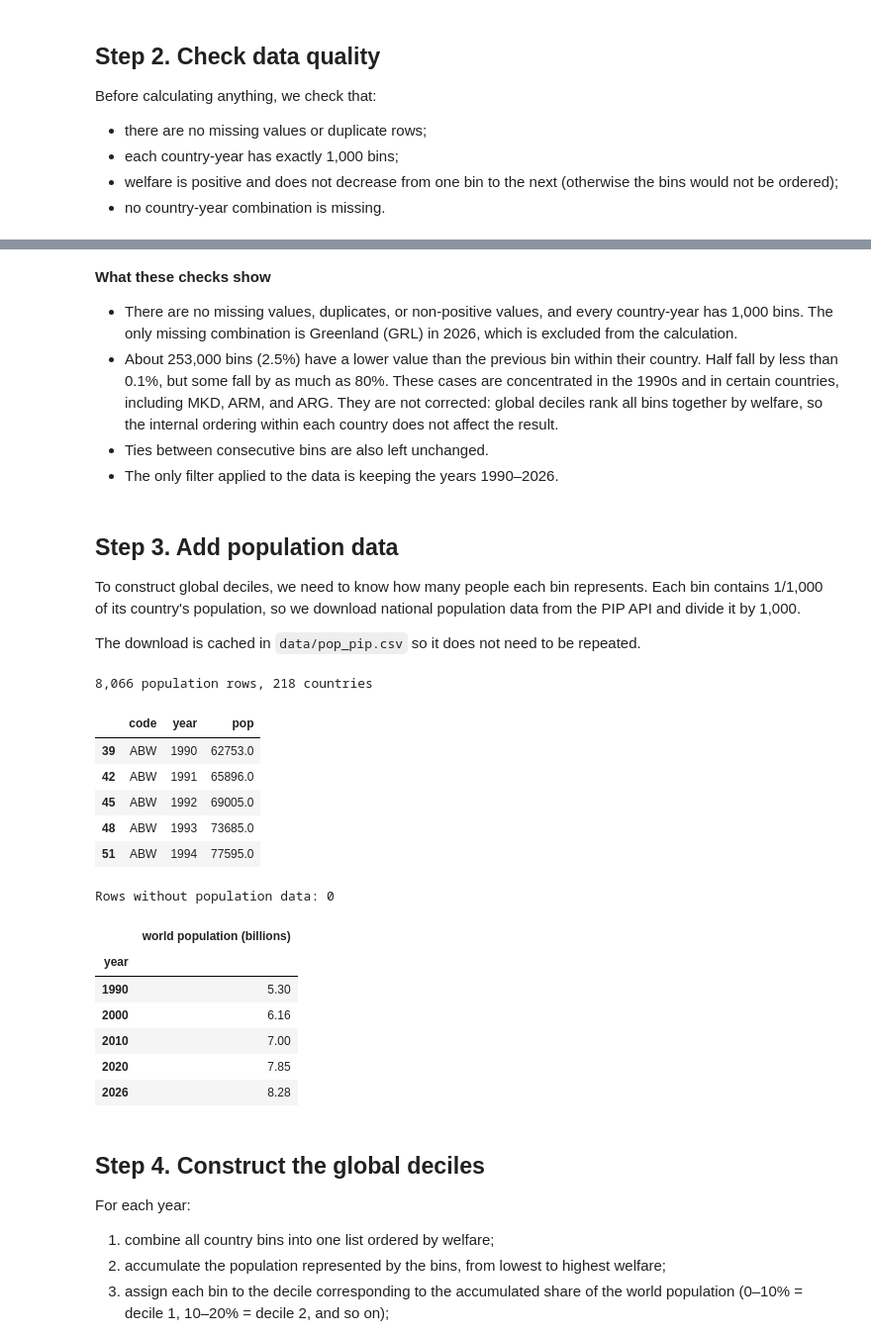
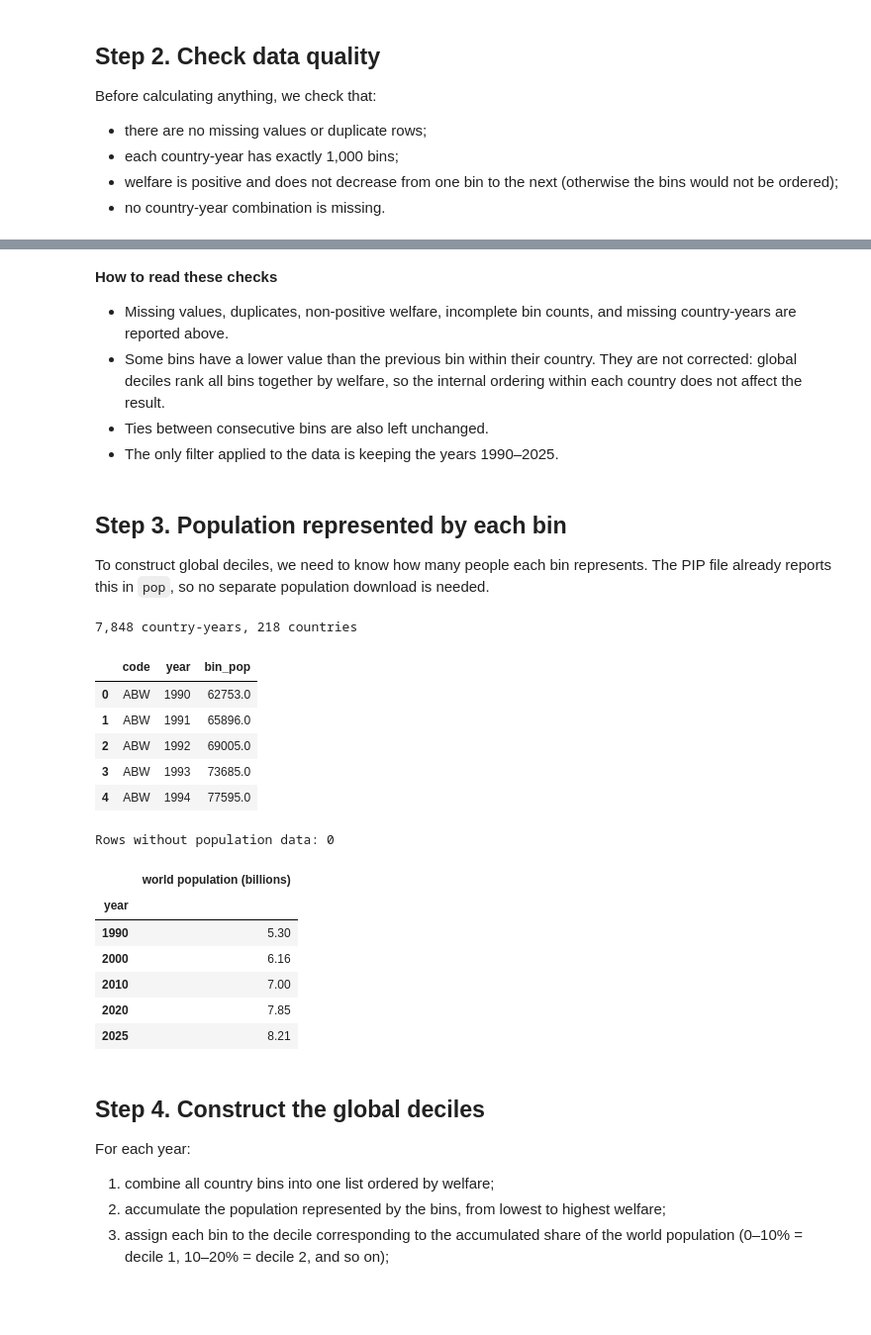
Before and after one commit to daniavayu/CAPP-static-viz, a Jupyter notebook: 00_build_deciles.ipynb, the cells around one changed output, grey strips where cells are left out. Shown at 99% size. Drawn from its saved outputs; the diff is of its cells as text; code cells hidden in the pictures; blank space fills up the shorter version.

```diff
--- a/00_build_deciles.ipynb
+++ b/00_build_deciles.ipynb
@@ -17,17 +19,17 @@ from pathlib import Path
 import altair as alt
 import numpy as np
 import pandas as pd
-import pyreadr
-import requests
 
-RDA_FILE = Path('data/comparable_blog 2.Rda')
-POP_CACHE = Path('data/pop_pip.csv')
+DIST_FILE = Path('GlobalDist1000bins_1990_2026_20260922_2021_01_02_PROD.csv')
 OUT_DIR = Path('data/processed')
 FIG_DIR = Path('figures')
 DRAFT_DIR = FIG_DIR / 'draft'
 DRAFT_DIR.mkdir(exist_ok=True)
 START_YEAR = 1990
-END_YEAR = 2026
+# 2026 in the PIP release is a forecast; stop at 2025.
+END_YEAR = 2025
+YEAR_TICKS = [1990, 2000, 2010, 2020, END_YEAR]
+SOURCE = 'Source: World Bank, PIP 1,000-bin global distribution (2021 PPP dollars).'
 
 OUT_DIR.mkdir(parents=True, exist_ok=True)
 FIG_DIR.mkdir(exist_ok=True)
@@ -38,8 +40,10 @@ The file `comparable_blog 2.Rda` contains one row for each **country, year, and
 # %%
-bins = pyreadr.read_r(RDA_FILE)['comparable_blog']
+bins = pd.read_csv(DIST_FILE, usecols=['year', 'code', 'quantile', 'welf', 'pop'])
+bins = bins[bins['year'].between(START_YEAR, END_YEAR)].rename(columns={'welf': 'welf_b'})
 bins['code'] = bins['code'].astype(str)
 bins['year'] = bins['year'].astype(int)
 bins['quantile'] = bins['quantile'].astype(int)
+bins['bin_pop'] = bins['pop'] * 1e6
 
 print(f'Rows: {len(bins):,}')
 print(f'Countries: {bins["code"].nunique()}  |  Years: {bins["year"].min()}-{bins["year"].max()}')
@@ -123,51 +127,31 @@ BEN    5557
 # %% [markdown]
-**What these checks show**
-- There are no missing values, duplicates, or non-positive values, and every country-year has 1,000 bins. The only missing combination is Greenland (GRL) in 2026, which is excluded from the calculation.
-- About 253,000 bins (2.5%) have a lower value than the previous bin within their country. Half fall by less than 0.1%, but some fall by as much as 80%. These cases are concentrated in the 1990s and in certain countries, including MKD, ARM, and ARG. They are not corrected: global deciles rank all bins together by welfare, so the internal ordering within each country does not affect the result.
+**How to read these checks**
+- Missing values, duplicates, non-positive welfare, incomplete bin counts, and missing country-years are reported above.
+- Some bins have a lower value than the previous bin within their country. They are not corrected: global deciles rank all bins together by welfare, so the internal ordering within each country does not affect the result.
 - Ties between consecutive bins are also left unchanged.
-- The only filter applied to the data is keeping the years 1990–2026.
+- The only filter applied to the data is keeping the years 1990–2025.
 # %% [markdown]
-## Step 3. Add population data
+## Step 3. Population represented by each bin
 
-To construct global deciles, we need to know how many people each bin represents. Each bin contains 1/1,000 of its country's population, so we download national population data from the PIP API and divide it by 1,000.
-
-The download is cached in `data/pop_pip.csv` so it does not need to be repeated.
+To construct global deciles, we need to know how many people each bin represents. The PIP file already reports this in `pop`, so no separate population download is needed.
 # %%
-if not POP_CACHE.exists():
-    resp = requests.get(
-        'https://api.worldbank.org/pip/v1/aux',
-        params={'table': 'pop', 'format': 'csv'},
-        timeout=120,
-    )
-    resp.raise_for_status()
-    POP_CACHE.write_text(resp.text)
-
-pop = pd.read_csv(POP_CACHE)
-pop = (
-    pop[pop['data_level'] == 'national']
-    .rename(columns={'country_code': 'code', 'value': 'pop'})[['code', 'year', 'pop']]
-)
-pop = pop[pop['year'].between(START_YEAR, END_YEAR)]
-
-print(f'{len(pop):,} population rows, {pop["code"].nunique()} countries')
-pop.head()
+country_population = bins.groupby(['code', 'year'], as_index=False)['bin_pop'].sum()
+print(f'{len(country_population):,} country-years, {country_population["code"].nunique()} countries')
+country_population.head()
 # %% [output]
-8,066 population rows, 218 countries
+7,848 country-years, 218 countries
-|  | code | year | pop |
-| 39 | ABW | 1990 | 62753.0 |
-| 42 | ABW | 1991 | 65896.0 |
-| 45 | ABW | 1992 | 69005.0 |
-| 48 | ABW | 1993 | 73685.0 |
-| 51 | ABW | 1994 | 77595.0 |
+|  | code | year | bin_pop |
+| 0 | ABW | 1990 | 62753.0 |
+| 1 | ABW | 1991 | 65896.0 |
+| 2 | ABW | 1992 | 69005.0 |
+| 3 | ABW | 1993 | 73685.0 |
+| 4 | ABW | 1994 | 77595.0 |
 # %%
-data = bins[bins['year'].between(START_YEAR, END_YEAR)].merge(
-    pop, on=['code', 'year'], how='left', validate='m:1'
-)
-data['bin_pop'] = data['pop'] / 1000
+data = bins.copy()
 
-print('Rows without population data:', int(data['pop'].isna().sum()))
+print('Rows without population data:', int(data['bin_pop'].isna().sum()))
 world_pop = data.groupby('year')['bin_pop'].sum() / 1e9
-world_pop.loc[[1990, 2000, 2010, 2020, 2026]].round(2).rename('world population (billions)').to_frame()
+world_pop.loc[YEAR_TICKS].round(2).rename('world population (billions)').to_frame()
 # %% [output]
 Rows without population data: 0
 |  | world population (billions) |
@@ -176,7 +160,7 @@ Rows without population data: 0
 | 2000 | 6.16 |
 | 2010 | 7.00 |
 | 2020 | 7.85 |
-| 2026 | 8.28 |
+| 2025 | 8.21 |
 # %% [markdown]
 ## Step 4. Construct the global deciles
 
```
Also changed, not shown: parts of 27 cells of this notebook.
